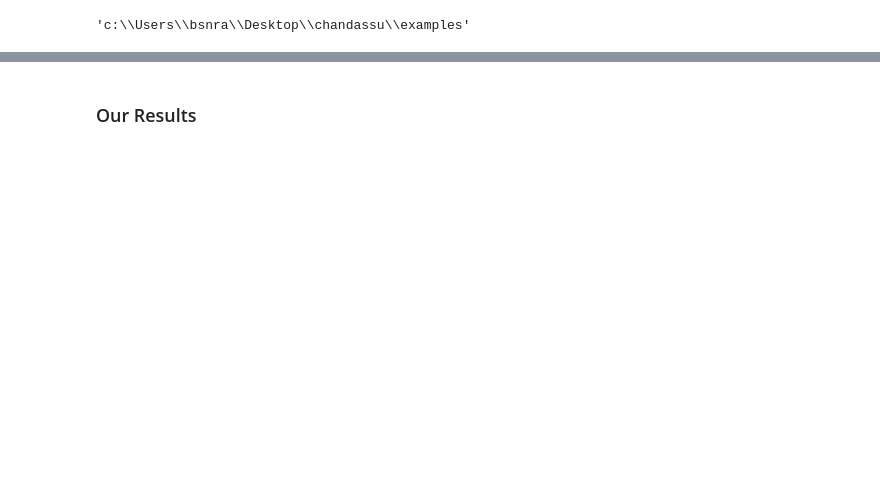
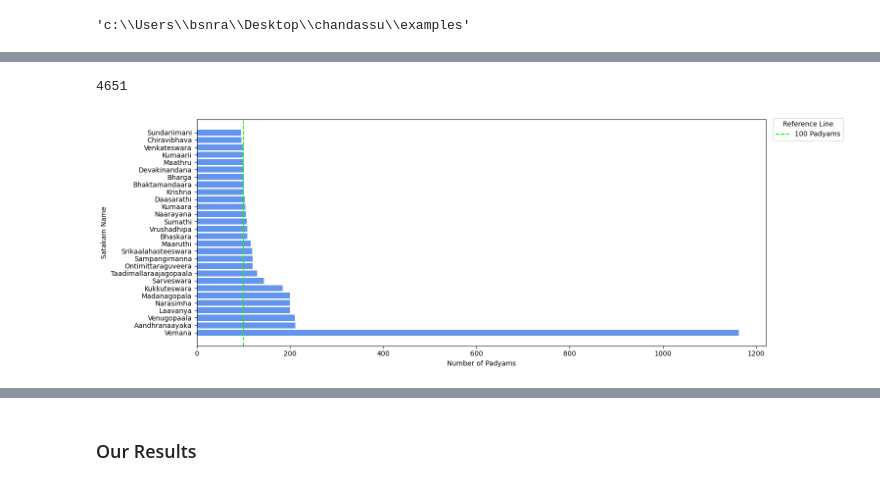
Before and after one commit to BodduSriPavan-111/chandassu, a Jupyter notebook: examples/Accuracy_Evaluation.ipynb, the cells around one changed output, grey strips where cells are left out. Saved outputs shown, nothing was run; the diff lists cells and outputs as text; code cells hidden in the pictures; blank space fills up the shorter version.

```diff
--- a/examples/Accuracy_Evaluation.ipynb
+++ b/examples/Accuracy_Evaluation.ipynb
@@ -144,0 +93,3 @@ for satakam in os.listdir():
+# %%
+satakam= merged_df["satakam"].value_counts()
+satakam
@@ -144,0 +114,25 @@ for satakam in os.listdir():
+# %%
+sum(satakam.values)
+# %% [output]
+4651
+# %%
+plt.figure( figsize= (15, 6) )
+
+plt.barh( range(satakam.shape[0]), satakam.values, color= "cornflowerblue" )
+plt.axvline(x=100, color='lime', linestyle='--', label='100 Padyams')
+# plt.axvline(x=200, color='green', linestyle='--', label='Vupajaathi Satakam')
+
+plt.xlabel("Number of Padyams")
+plt.ylabel("Satakam Name")
+
+plt.yticks( range(satakam.shape[0]), satakam.index )
+# plt.title("Distribution of no.of Padyams from each Satakam")
+plt.legend(
+            title= "Reference Line",
+            loc='upper right',
+            bbox_to_anchor=(1.142, 1.021)
+           )
+
+plt.show()
+# %% [output]
+[figure, added]
```
Also changed, not shown: parts of 45 cells of this notebook, 52 other files.
